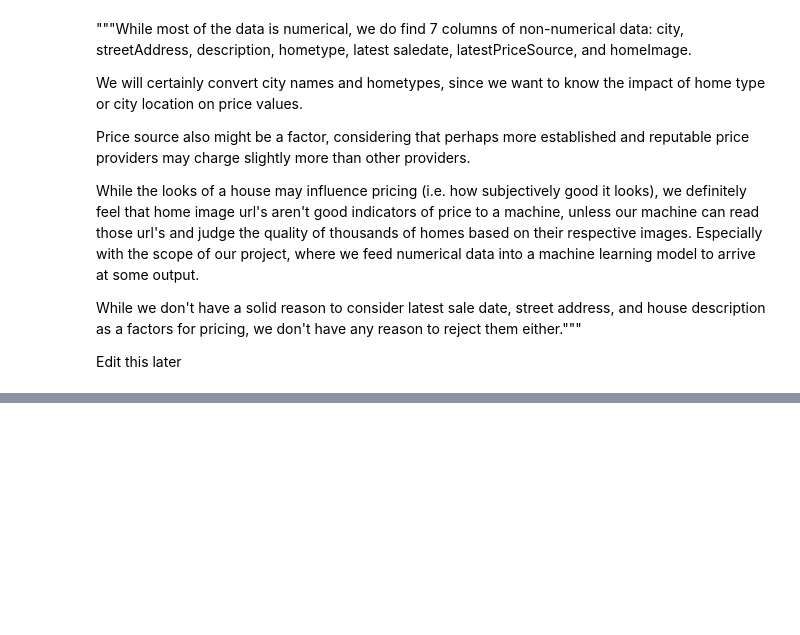
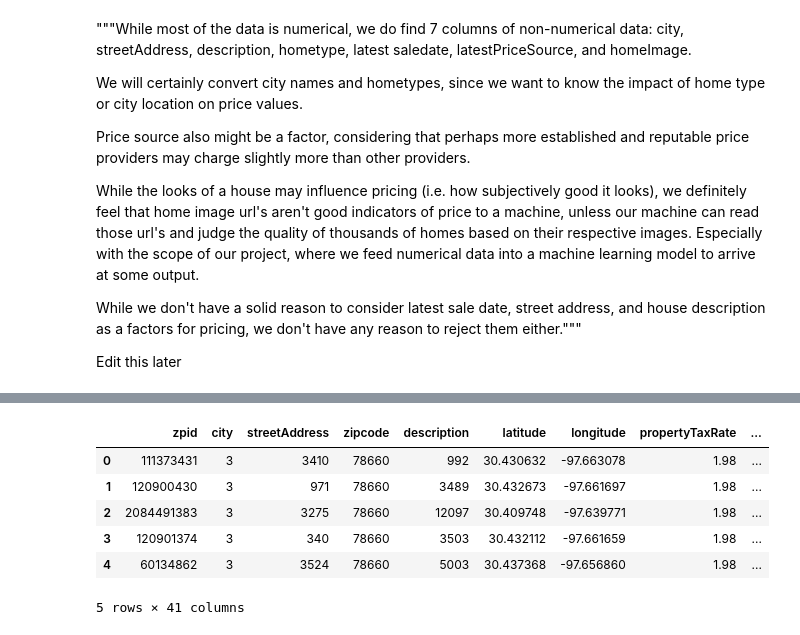
Before and after one commit to dianahandler/Final_Module20_Group3, a Jupyter notebook: Austin-Sklearn-Demonstration_chk.ipynb, the cells around one changed output, grey strips where cells are left out. Saved outputs shown, nothing was run; the diff lists cells and outputs as text; code cells hidden in the pictures; blank space fills up the shorter version.

```diff
--- a/Austin-Sklearn-Demonstration_chk.ipynb
+++ b/Austin-Sklearn-Demonstration_chk.ipynb
@@ -203,0 +252,4 @@ For demonstration sake, however, we will use the top 10 correlated features with
+# %%
+final = df3.columns.tolist()
+final.remove('latestPrice')
+final
@@ -204,7 +282,14 @@ For demonstration sake, however, we will use the top 10 correlated features with
 # %%
 ## We'll prepare our demonstration input data by isolating our dataframe's top 10 correlated columns
-X_demo = df1[['median_zip', 'zip_rank', 'pr_sqft', 'livingAreaSqFt', 'numOfBathrooms', 'avgSchoolRating', 'lotSizeSqFt',
-              'MedianStudentsPerTeacher', 'numOfBedrooms', 'numOfStories']]
-X_demo.head()
+X = df1[final]
+X.head()
+# %% [output]
+|  | zpid | city | streetAddress | zipcode | description | latitude | longitude | propertyTaxRate | ... |
+| 0 | 111373431 | 3 | 3410 | 78660 | 992 | 30.430632 | -97.663078 | 1.98 | ... |
+| 1 | 120900430 | 3 | 971 | 78660 | 3489 | 30.432673 | -97.661697 | 1.98 | ... |
+| 2 | 2084491383 | 3 | 3275 | 78660 | 12097 | 30.409748 | -97.639771 | 1.98 | ... |
+| 3 | 120901374 | 3 | 340 | 78660 | 3503 | 30.432112 | -97.661659 | 1.98 | ... |
+| 4 | 60134862 | 3 | 3524 | 78660 | 5003 | 30.437368 | -97.656860 | 1.98 | ... |
+5 rows × 41 columns
 # %%
 ## Our output data will simply be our price data.
```
Also changed, not shown: parts of 48 cells of this notebook.
